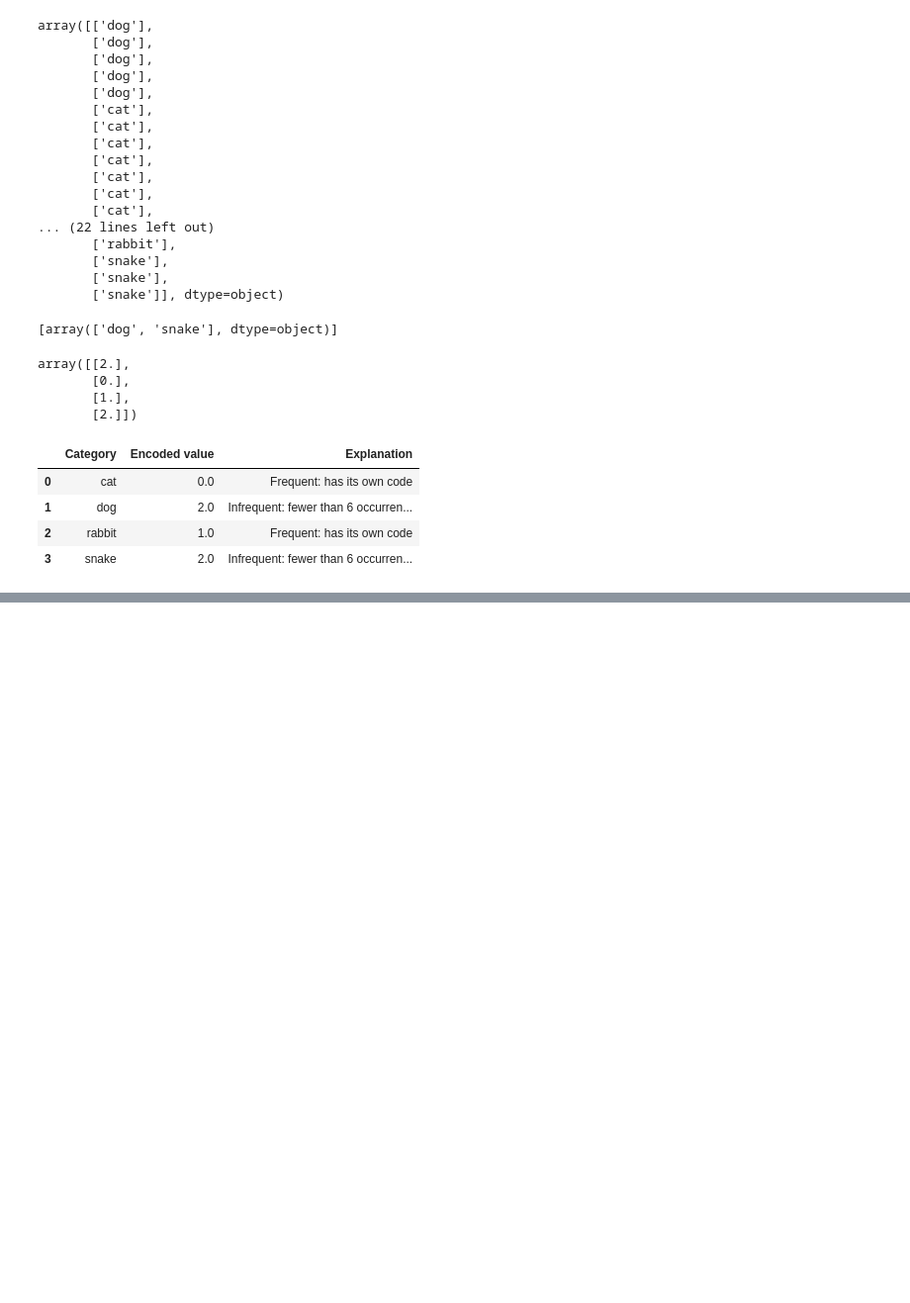
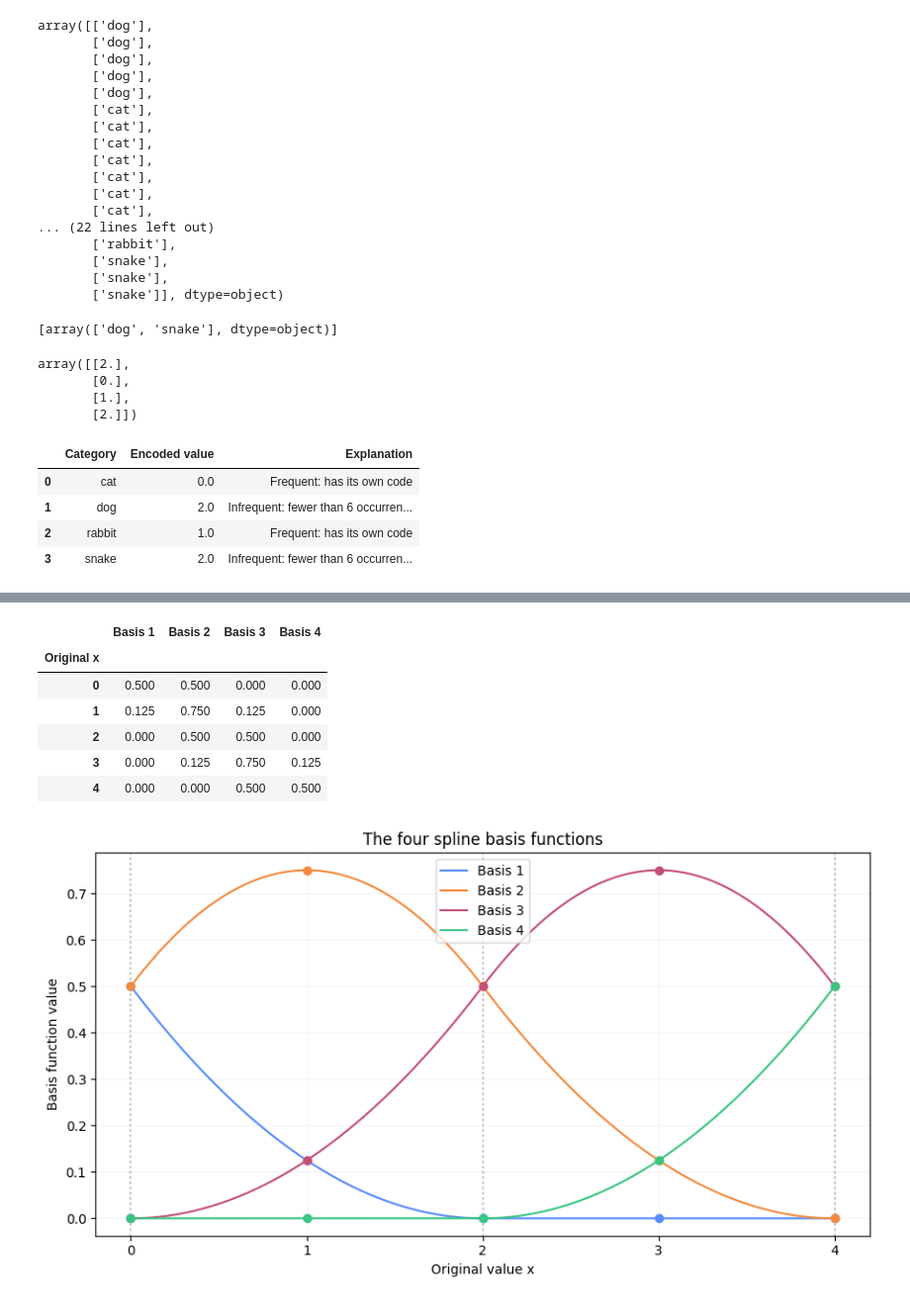
Before and after one commit to nirvana644/IATD-Machine-Learning-Algorithms, a Jupyter notebook: week_1_lesson_4_scikit.ipynb, the cells around one changed output, grey strips where cells are left out. Shown at 99% size. Drawn from its saved outputs; the diff is of its cells as text; code cells hidden in the pictures; blank space fills up the shorter version.

```diff
--- a/week_1_lesson_4_scikit.ipynb
+++ b/week_1_lesson_4_scikit.ipynb
@@ -626,0 +1065,61 @@ display(pd.DataFrame({
+# %%
+import numpy as np
+import pandas as pd
+import matplotlib.pyplot as plt
+from sklearn.preprocessing import SplineTransformer
+
+X = np.arange(5).reshape(5, 1)
+
+spline = SplineTransformer(degree=2, n_knots=3)
+X_spline = spline.fit_transform(X)
+
+# Show how each input becomes four features
+display(pd.DataFrame(
+    X_spline,
+    index=pd.Index(X.ravel(), name="Original x"),
+    columns=["Basis 1", "Basis 2", "Basis 3", "Basis 4"]
+))
+
+# Use many intermediate x values to draw smooth curves
+X_smooth = np.linspace(0, 4, 300).reshape(-1, 1)
+Y_smooth = spline.transform(X_smooth)
+
+fig, ax = plt.subplots(figsize=(9, 5))
+
+for i in range(X_spline.shape[1]):
+    line, = ax.plot(
+        X_smooth.ravel(),
+        Y_smooth[:, i],
+        label=f"Basis {i + 1}"
+    )
+    ax.scatter(
+        X.ravel(),
+        X_spline[:, i],
+        color=line.get_color(),
+        zorder=3
+    )
+
+# Mark the knots: 0, 2, 4
+for knot in [0, 2, 4]:
+    ax.axvline(knot, color="grey", linestyle=":", alpha=0.5)
+
+ax.set(
+    xlabel="Original value x",
+    ylabel="Basis function value",
+    title="The four spline basis functions",
+    xticks=[0, 1, 2, 3, 4]
+)
+ax.legend()
+ax.grid(alpha=0.2)
+
+plt.tight_layout()
+plt.show()
+# %% [output]
+|  | Basis 1 | Basis 2 | Basis 3 | Basis 4 |
+| Original x |  |  |  |  |
+| 0 | 0.500 | 0.500 | 0.000 | 0.000 |
+| 1 | 0.125 | 0.750 | 0.125 | 0.000 |
+| 2 | 0.000 | 0.500 | 0.500 | 0.000 |
+| 3 | 0.000 | 0.125 | 0.750 | 0.125 |
+| 4 | 0.000 | 0.000 | 0.500 | 0.500 |
+[figure, added]
```
Also changed, not shown: parts of 40 cells of this notebook, 2 other files.
